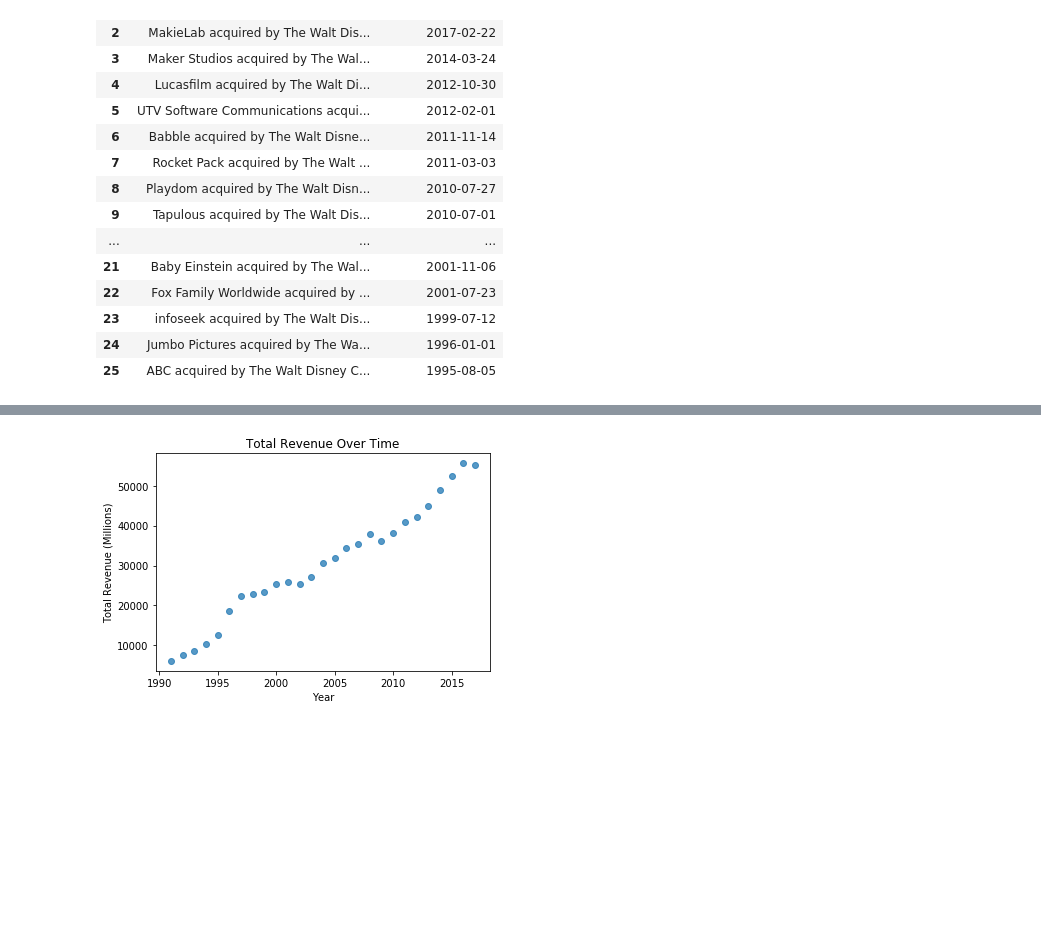
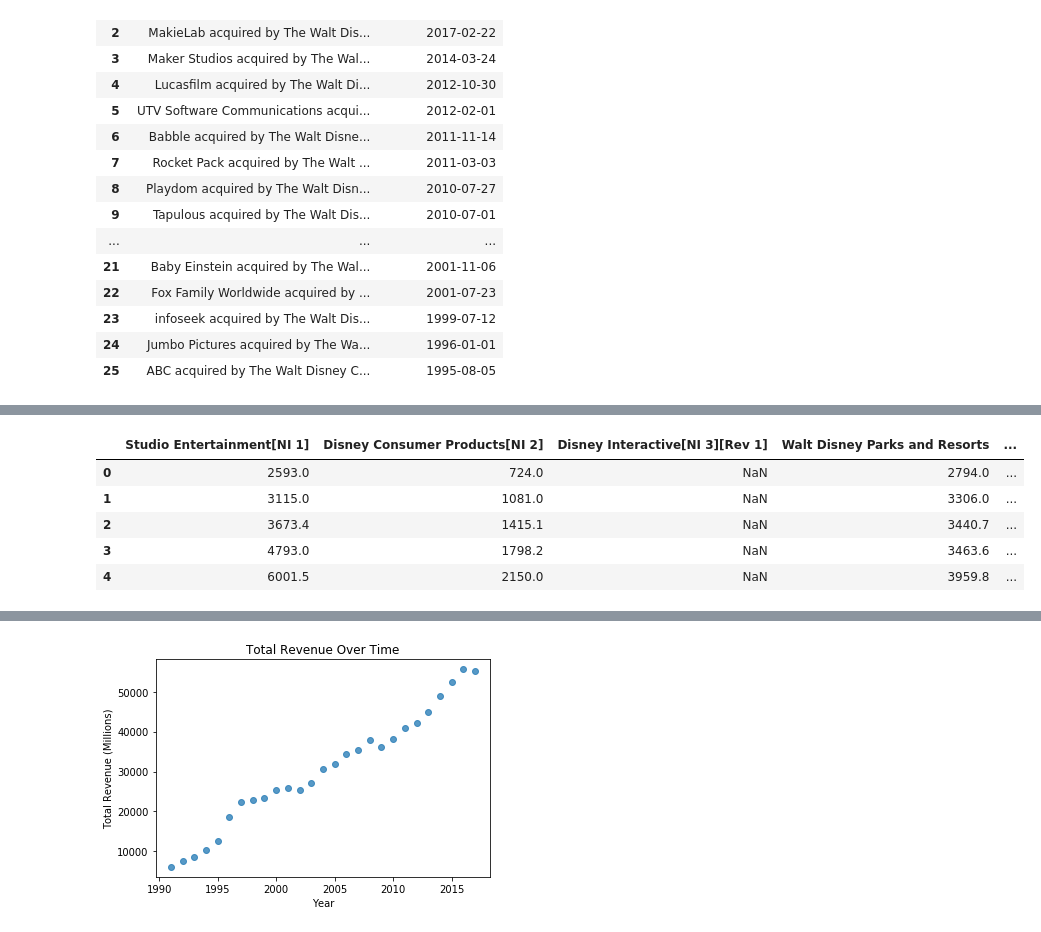
Before and after one commit to CollinCrossie/KU-Project-1, a Jupyter notebook: Aquisitions/Pixar.ipynb, the cells around one changed output, grey strips where cells are left out. Cells and saved outputs as stored; diff of their text form; code cells hidden in the pictures; blank space fills up the shorter version.

```diff
--- a/Aquisitions/Pixar.ipynb
+++ b/Aquisitions/Pixar.ipynb
@@ -56,3 +54,14 @@ file_two_df
 | 24 | 2015 | 7366.0 | 4499.0 | 1174.0 | 16162.0 | ... |
 | 25 | 2016 | 9441.0 | 5528.0 | NaN | 16974.0 | ... |
 | 26 | 2017 | 8379.0 | 4833.0 | NaN | 18415.0 | ... |
+# %%
+#create df for types of rev
+rev_specific=file_two_df[['Studio Entertainment[NI 1]','Disney Consumer Products[NI 2]','Disney Interactive[NI 3][Rev 1]','Walt Disney Parks and Resorts','Disney Media Networks']]
+rev_specific.head()
+# %% [output]
+|  | Studio Entertainment[NI 1] | Disney Consumer Products[NI 2] | Disney Interactive[NI 3][Rev 1] | Walt Disney Parks and Resorts | ... |
+| 0 | 2593.0 | 724.0 | NaN | 2794.0 | ... |
+| 1 | 3115.0 | 1081.0 | NaN | 3306.0 | ... |
+| 2 | 3673.4 | 1415.1 | NaN | 3440.7 | ... |
+| 3 | 4793.0 | 1798.2 | NaN | 3463.6 | ... |
+| 4 | 6001.5 | 2150.0 | NaN | 3959.8 | ... |
```
Also changed, not shown: parts of 7 cells of this notebook, 3 other files.
